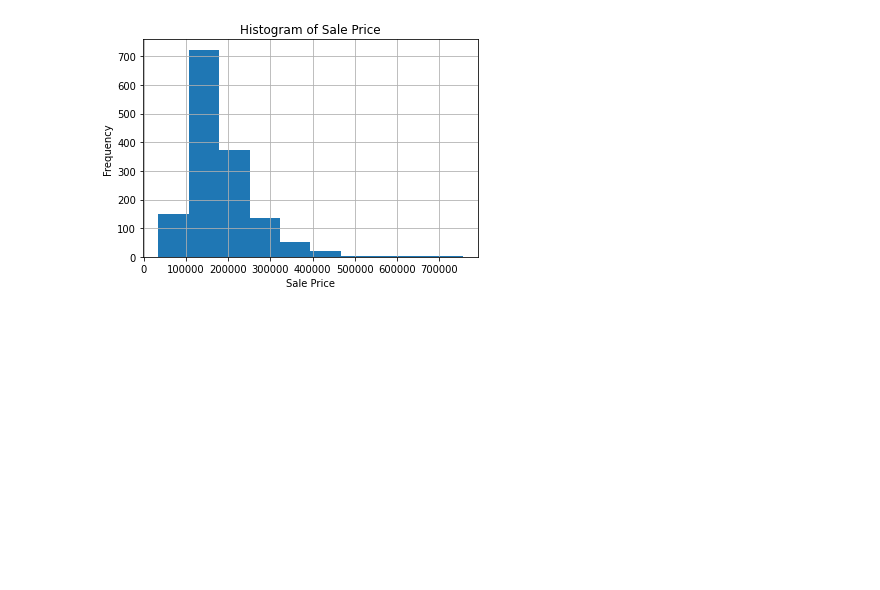
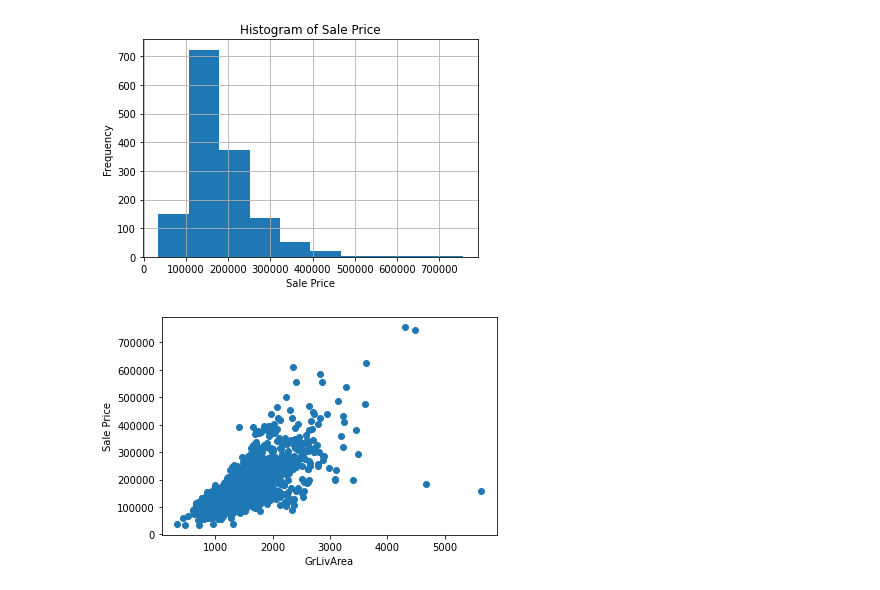
Before and after one commit to galib96/housing-price-prediction-regression, a Jupyter notebook: Housing Price Prediction Kaggle data set.ipynb, the cells around one changed output. Drawn from its saved outputs; the diff is of its cells as text; code cells hidden in the pictures; blank space fills up the shorter version.

```diff
--- a/Housing Price Prediction Kaggle data set.ipynb
+++ b/Housing Price Prediction Kaggle data set.ipynb
@@ -48,3 +105,10 @@ plt.title('Histogram of Sale Price')
 # %% [output]
 Text(0.5, 1.0, 'Histogram of Sale Price')
 [figure]
+# %%
+plt.scatter(df_train['GrLivArea'], df_train['SalePrice'])
+plt.ylabel("Sale Price")
+plt.xlabel("GrLivArea")
+plt.show()
+# %% [output]
+[figure, added]
```
Also changed, not shown: parts of 9 cells of this notebook.
